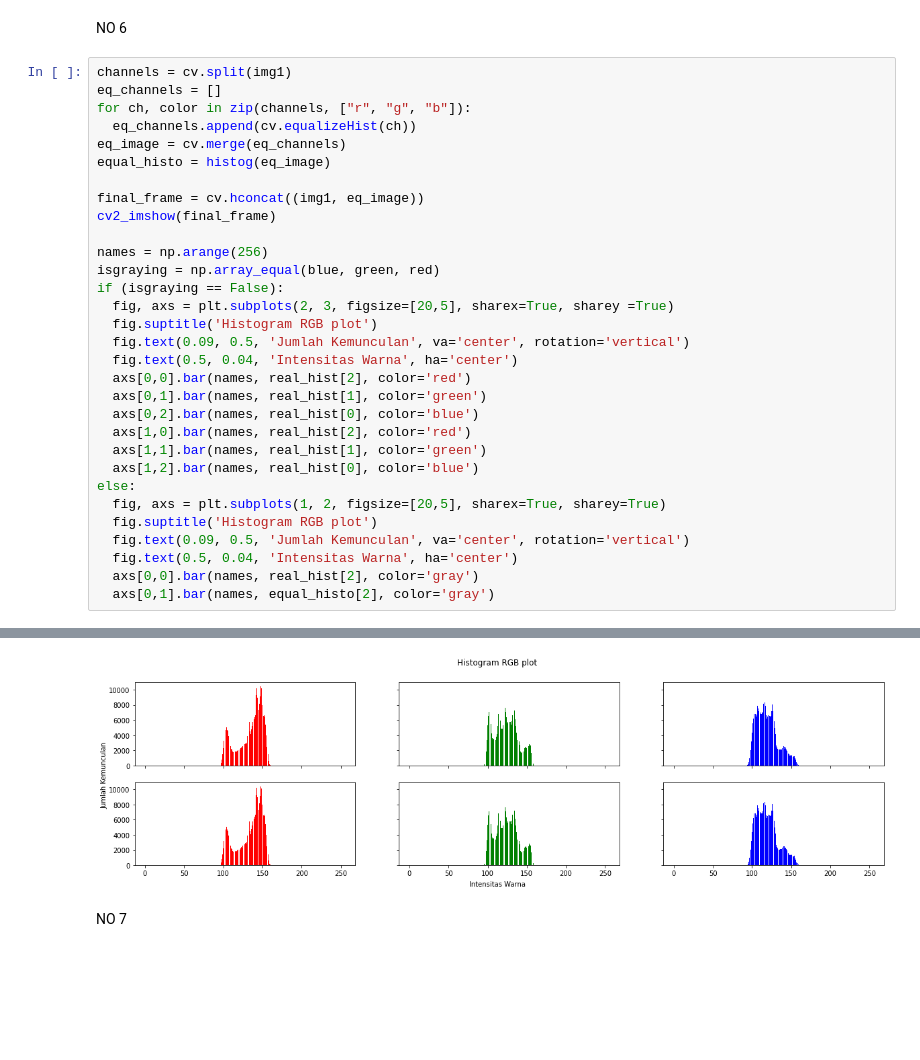
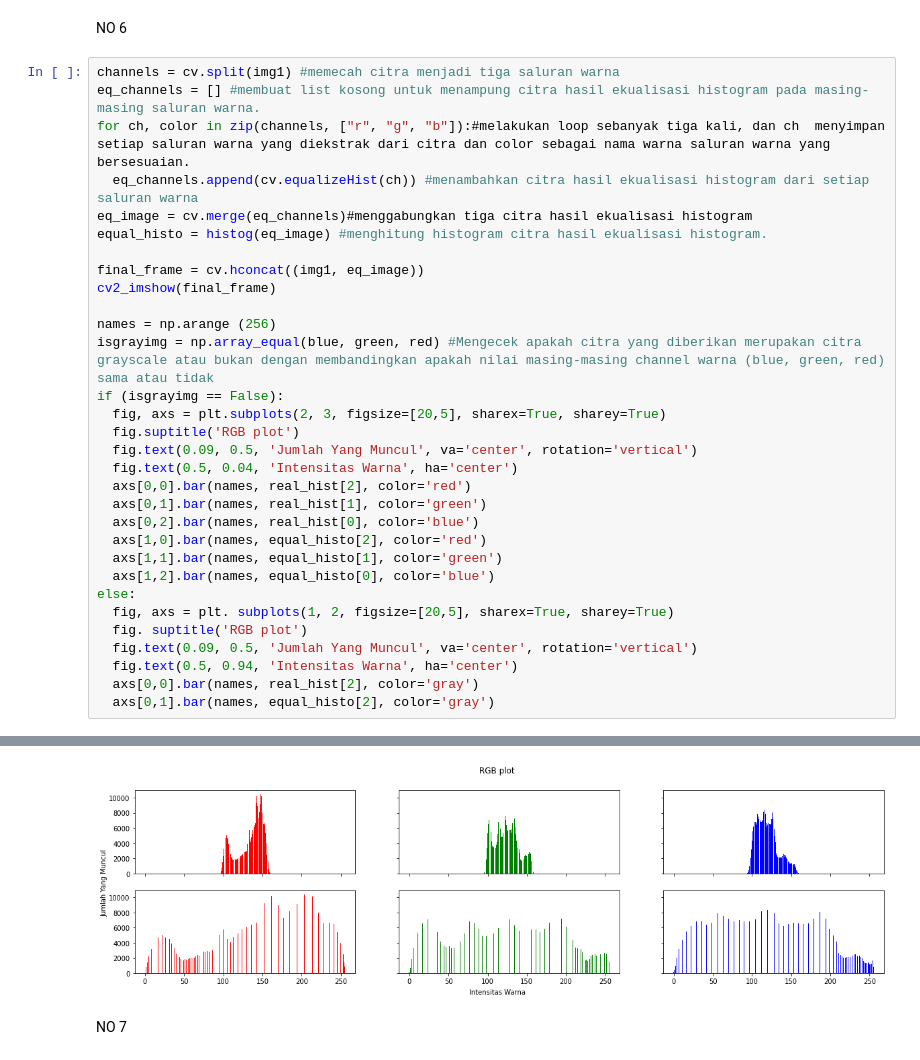
Before and after one commit to MahisaAghisni/PCVK_GENAP_2023, a Jupyter notebook: week6.ipynb, the cells around one changed output, grey strips where cells are left out. Saved outputs shown, nothing was run; the diff lists cells and outputs as text; blank space fills up the shorter version.

```diff
--- a/week6.ipynb
+++ b/week6.ipynb
@@ -142,39 +144,39 @@ else:
 # %% [markdown]
 NO 6
 # %%
-channels = cv.split(img1)
-eq_channels = []
-for ch, color in zip(channels, ["r", "g", "b"]):
-  eq_channels.append(cv.equalizeHist(ch))
-eq_image = cv.merge(eq_channels)
-equal_histo = histog(eq_image)
+channels = cv.split(img1) #memecah citra menjadi tiga saluran warna
+eq_channels = [] #membuat list kosong untuk menampung citra hasil ekualisasi histogram pada masing-masing saluran warna.
+for ch, color in zip(channels, ["r", "g", "b"]):#melakukan loop sebanyak tiga kali, dan ch  menyimpan setiap saluran warna yang diekstrak dari citra dan color sebagai nama warna saluran warna yang bersesuaian.
+  eq_channels.append(cv.equalizeHist(ch)) #menambahkan citra hasil ekualisasi histogram dari setiap saluran warna
+eq_image = cv.merge(eq_channels)#menggabungkan tiga citra hasil ekualisasi histogram
+equal_histo = histog(eq_image) #menghitung histogram citra hasil ekualisasi histogram.
 
 final_frame = cv.hconcat((img1, eq_image))
 cv2_imshow(final_frame)
 
-names = np.arange(256)
-isgraying = np.array_equal(blue, green, red)
-if (isgraying == False):
-  fig, axs = plt.subplots(2, 3, figsize=[20,5], sharex=True, sharey =True)
-  fig.suptitle('Histogram RGB plot')
-  fig.text(0.09, 0.5, 'Jumlah Kemunculan', va='center', rotation='vertical')
+names = np.arange (256)
+isgrayimg = np.array_equal(blue, green, red) #Mengecek apakah citra yang diberikan merupakan citra grayscale atau bukan dengan membandingkan apakah nilai masing-masing channel warna (blue, green, red) sama atau tidak
+if (isgrayimg == False):
+  fig, axs = plt.subplots(2, 3, figsize=[20,5], sharex=True, sharey=True)
+  fig.suptitle('RGB plot')
+  fig.text(0.09, 0.5, 'Jumlah Yang Muncul', va='center', rotation='vertical')
   fig.text(0.5, 0.04, 'Intensitas Warna', ha='center')
   axs[0,0].bar(names, real_hist[2], color='red')
   axs[0,1].bar(names, real_hist[1], color='green')
   axs[0,2].bar(names, real_hist[0], color='blue')
-  axs[1,0].bar(names, real_hist[2], color='red')
-  axs[1,1].bar(names, real_hist[1], color='green')
-  axs[1,2].bar(names, real_hist[0], color='blue')
+  axs[1,0].bar(names, equal_histo[2], color='red')
+  axs[1,1].bar(names, equal_histo[1], color='green')
+  axs[1,2].bar(names, equal_histo[0], color='blue')
 else:
-  fig, axs = plt.subplots(1, 2, figsize=[20,5], sharex=True, sharey=True)
-  fig.suptitle('Histogram RGB plot')
-  fig.text(0.09, 0.5, 'Jumlah Kemunculan', va='center', rotation='vertical')
-  fig.text(0.5, 0.04, 'Intensitas Warna', ha='center')
+  fig, axs = plt. subplots(1, 2, figsize=[20,5], sharex=True, sharey=True)
+  fig. suptitle('RGB plot')
+  fig.text(0.09, 0.5, 'Jumlah Yang Muncul', va='center', rotation='vertical')
+  fig.text(0.5, 0.94, 'Intensitas Warna', ha='center')
   axs[0,0].bar(names, real_hist[2], color='gray')
   axs[0,1].bar(names, equal_histo[2], color='gray')
 # %% [output]
 [figure]
-[figure, old version]
+[figure, new version]
 # %% [markdown]
 NO 7
 # %%
```
Also changed, not shown: parts of 7 cells of this notebook.
